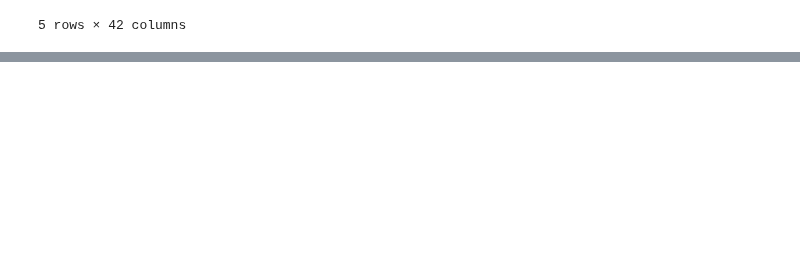
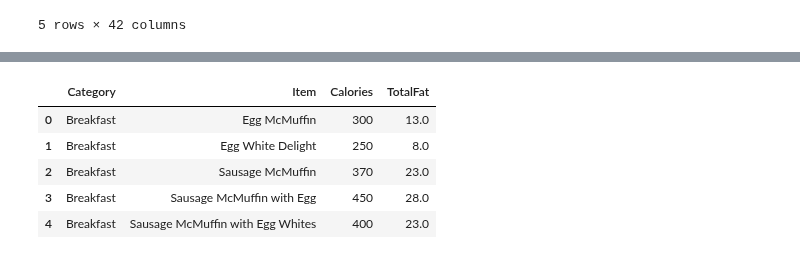
Before and after one commit to Byienio/Pandas_pg, a Jupyter notebook: ImportAndExport.ipynb, the cells around one changed output, grey strips where cells are left out. Drawn from its saved outputs; the diff is of its cells as text; code cells hidden in the pictures; blank space fills up the shorter version.

```diff
--- a/ImportAndExport.ipynb
+++ b/ImportAndExport.ipynb
@@ -45,0 +70,11 @@ df_desc.drop('indic_is,ind_type,unit,time\\geo',axis=1,inplace=True)
+# %%
+import csv
+mcdonalds.to_csv('exported_data/mc-2.csv',index=False,quotechar='"',quoting=csv.QUOTE_NONNUMERIC)
+pd.read_csv('exported_data/mc-2.csv').head()
+# %% [output]
+|  | Category | Item | Calories | TotalFat |
+| 0 | Breakfast | Egg McMuffin | 300 | 13.0 |
+| 1 | Breakfast | Egg White Delight | 250 | 8.0 |
+| 2 | Breakfast | Sausage McMuffin | 370 | 23.0 |
+| 3 | Breakfast | Sausage McMuffin with Egg | 450 | 28.0 |
+| 4 | Breakfast | Sausage McMuffin with Egg Whites | 400 | 23.0 |
```
Also changed, not shown: parts of 11 cells of this notebook.
